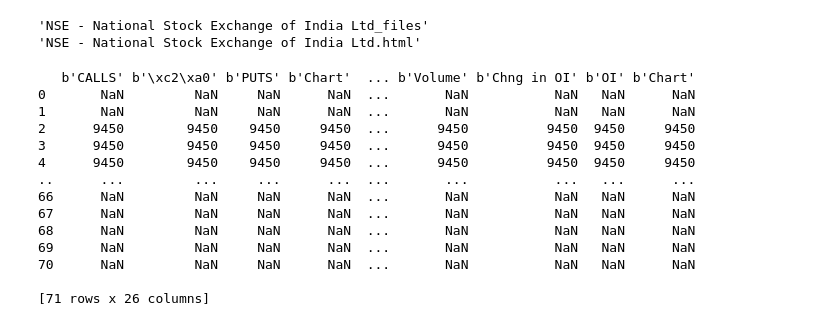
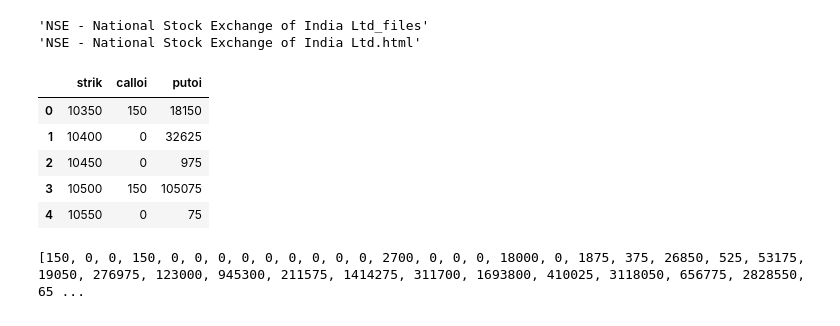
Before and after one commit to jesvin1/Basics, a Jupyter notebook: PCR_MaxPain_high_OI_change_in_OI_nifty.ipynb, the cells around one changed output. Drawn from its saved outputs; the diff is of its cells as text; code cells hidden in the pictures.

```diff
--- a/PCR_MaxPain_high_OI_change_in_OI_nifty.ipynb
+++ b/PCR_MaxPain_high_OI_change_in_OI_nifty.ipynb
@@ -372,9 +372,11 @@ col_list_fnl = [e for e in col_list if e not in ('CALLS', 'PUTS', 'Chart', '\xc2
 
 
 table_cls_2 = soup.find(id='octable')
+#print(table_cls_2)
 all_trs = table_cls_2.find_all('tr')
+#print(all_trs)
 req_rows = table_cls_2.find_all('tr')
-
+#print(req_rows)
 new_table = pd.DataFrame(index=range(0, len(req_rows)-3), columns=col_list_fnl)
 
 row_marker = 0
@@ -387,7 +389,8 @@ for row_number, tr_nos in enumerate(req_rows):
   select_cols = td_columns[1:22]
   cols_h = range(0, len(select_cols))
 
-  for nu, cols_h in enumerate(select_cols):
+  for nu, column in enumerate(select_cols):
+    #print(nu)
     utf_string = column.get_text().strip('\n\r\t": ')
     b_utf_string = bytes(utf_string, encoding = 'utf-8')
     tr = utf_string.replace(',', '')
@@ -395,19 +398,38 @@ for row_number, tr_nos in enumerate(req_rows):
     new_table.iloc[row_number:nu] = tr
 
   row_marker += 1
-print (new_table)
+#print (new_table)
-# %% [output]
-   b'CALLS' b'\xc2\xa0' b'PUTS' b'Chart'  ... b'Volume' b'Chng in OI' b'OI' b'Chart'
-0       NaN         NaN     NaN      NaN  ...       NaN           NaN   NaN      NaN
-1       NaN         NaN     NaN      NaN  ...       NaN           NaN   NaN      NaN
-2      9450        9450    9450     9450  ...      9450          9450  9450     9450
-3      9450        9450    9450     9450  ...      9450          9450  9450     9450
-4      9450        9450    9450     9450  ...      9450          9450  9450     9450
-..      ...         ...     ...      ...  ...       ...           ...   ...      ...
-66      NaN         NaN     NaN      NaN  ...       NaN           NaN   NaN      NaN
-67      NaN         NaN     NaN      NaN  ...       NaN           NaN   NaN      NaN
-68      NaN         NaN     NaN      NaN  ...       NaN           NaN   NaN      NaN
-69      NaN         NaN     NaN      NaN  ...       NaN           NaN   NaN      NaN
-70      NaN         NaN     NaN      NaN  ...       NaN           NaN   NaN      NaN
-
-[71 rows x 26 columns]
+# %%
+table_cls_2 = soup.find(id="octable")
+req_row = table_cls_2.find_all('tr')
+col=3
+strike_price_list = []
+calloi_list=[]
+putoi_list=[]
+for row_number, tr_nos in enumerate(req_row):
+  # This ensures that we use only the rows with values
+  if row_number <= 1 or row_number == len(req_row) - 1:
+    continue
+
+  td_columns = tr_nos.find_all('td')
+  strike_price = int(float(BeautifulSoup(str(td_columns[11]), 'html.parser').get_text()))
+  calloi = int(float(BeautifulSoup((str(td_columns[1]).replace('-','0').replace(',', '')), 'html.parser').get_text()))
+  putoi = int(float(BeautifulSoup((str(td_columns[21]).replace('-','0').replace(',', '')), 'html.parser').get_text()))
+  strike_price_list.append(strike_price)
+  calloi_list.append(calloi)
+  putoi_list.append(putoi)
+  #print(str(td_columns[1]).replace(',', ''))
+
+df = pd.DataFrame(list(zip(strike_price_list,calloi_list,putoi_list)),columns=['strik','calloi','putoi'])
+df.head()
+# %% [output]
+|  | strik | calloi | putoi |
+| 0 | 10350 | 150 | 18150 |
+| 1 | 10400 | 0 | 32625 |
+| 2 | 10450 | 0 | 975 |
+| 3 | 10500 | 150 | 105075 |
+| 4 | 10550 | 0 | 75 |
+# %%
+print(calloi_list)
+# %% [output]
+[150, 0, 0, 150, 0, 0, 0, 0, 0, 0, 0, 0, 0, 2700, 0, 0, 0, 18000, 0, 1875, 375, 26850, 525, 53175, 19050, 276975, 123000, 945300, 211575, 1414275, 311700, 1693800, 410025, 3118050, 656775, 2828550, 65 ...
```
